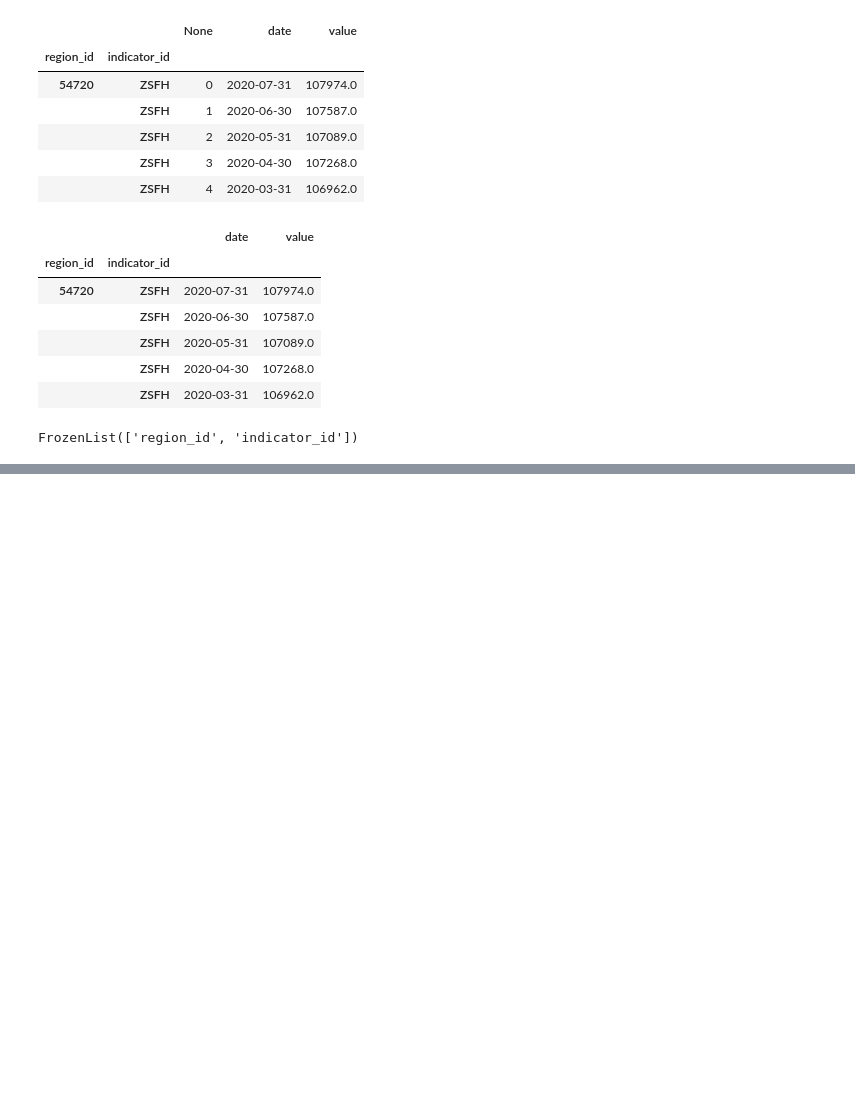
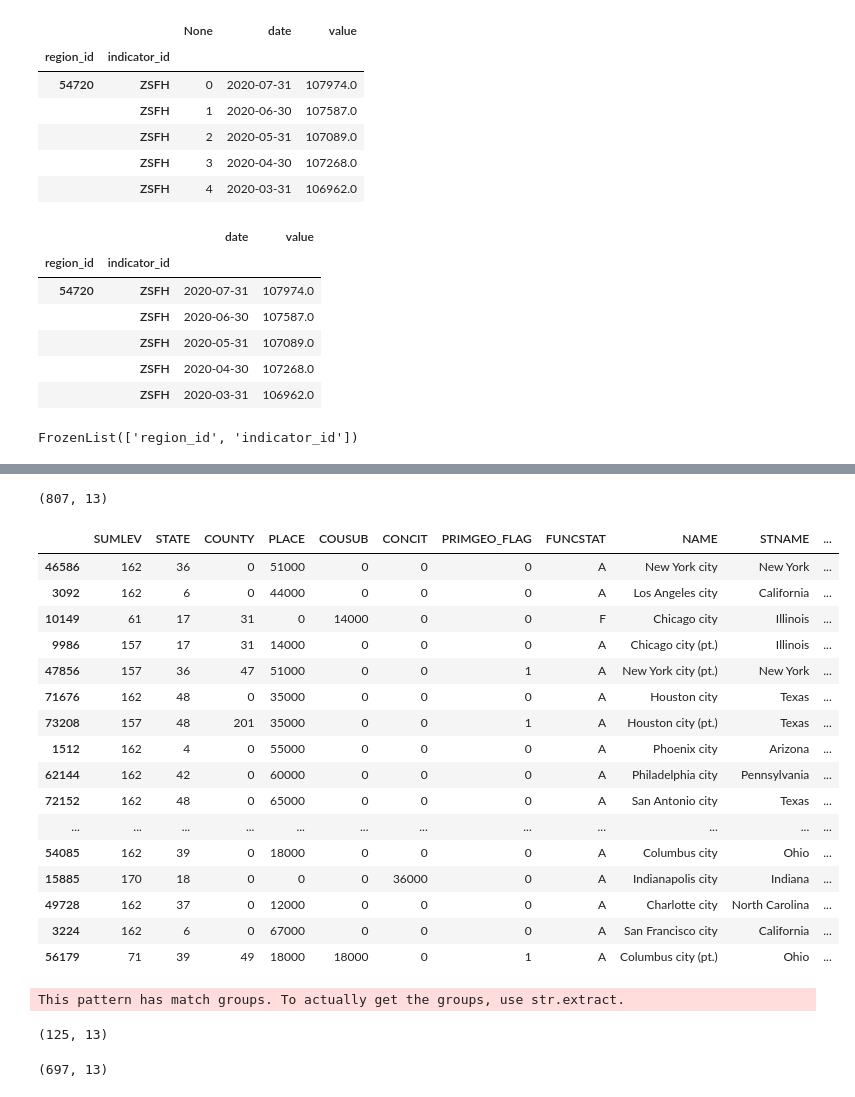
Before and after one commit to BloomTech-Labs/Labs26-Citrics-DS-TeamC, a Jupyter notebook: Real_Estate.ipynb, the cells around one changed output, grey strips where cells are left out. Drawn from its saved outputs; the diff is of its cells as text; code cells hidden in the pictures; blank space fills up the shorter version.

```diff
--- a/Real_Estate.ipynb
+++ b/Real_Estate.ipynb
@@ -899,0 +1042,3 @@ FrozenList(['region_id', 'indicator_id'])
+# %%
+pop = pop[pop['POPESTIMATE2019'] > 50000]
+pop.shape
@@ -899,0 +1056,3 @@ FrozenList(['region_id', 'indicator_id'])
+# %%
+pop = pop.sort_values(by='POPESTIMATE2019', ascending=False)
+pop.head()
@@ -899,0 +1088,5 @@ FrozenList(['region_id', 'indicator_id'])
+# %%
+for index, row in pop.iterrows():
+  if (row['NAME'] == row['STNAME']) & (row['NAME'] != 'District of Columbia'):
+    pop = pop.drop(index)
+pop.shape
@@ -899,0 +1116,3 @@ FrozenList(['region_id', 'indicator_id'])
+# %%
+pop = pop.drop_duplicates(subset=['NAME'])
+pop.shape
@@ -899,0 +1137,35 @@ FrozenList(['region_id', 'indicator_id'])
+# %%
+# City = pop[pop['NAME'].str.contains('City')]
+city = pop[pop['NAME'].str.contains('city')]
+print(city.shape)
+city.head(25)
+# %% [output]
+(807, 13)
+|  | SUMLEV | STATE | COUNTY | PLACE | COUSUB | CONCIT | PRIMGEO_FLAG | FUNCSTAT | NAME | STNAME | ... |
+| 46586 | 162 | 36 | 0 | 51000 | 0 | 0 | 0 | A | New York city | New York | ... |
+| 3092 | 162 | 6 | 0 | 44000 | 0 | 0 | 0 | A | Los Angeles city | California | ... |
+| 10149 | 61 | 17 | 31 | 0 | 14000 | 0 | 0 | F | Chicago city | Illinois | ... |
+| 9986 | 157 | 17 | 31 | 14000 | 0 | 0 | 0 | A | Chicago city (pt.) | Illinois | ... |
+| 47856 | 157 | 36 | 47 | 51000 | 0 | 0 | 1 | A | New York city (pt.) | New York | ... |
+| 71676 | 162 | 48 | 0 | 35000 | 0 | 0 | 0 | A | Houston city | Texas | ... |
+| 73208 | 157 | 48 | 201 | 35000 | 0 | 0 | 1 | A | Houston city (pt.) | Texas | ... |
+| 1512 | 162 | 4 | 0 | 55000 | 0 | 0 | 0 | A | Phoenix city | Arizona | ... |
+| 62144 | 162 | 42 | 0 | 60000 | 0 | 0 | 0 | A | Philadelphia city | Pennsylvania | ... |
+| 72152 | 162 | 48 | 0 | 65000 | 0 | 0 | 0 | A | San Antonio city | Texas | ... |
+| ... | ... | ... | ... | ... | ... | ... | ... | ... | ... | ... | ... |
+| 54085 | 162 | 39 | 0 | 18000 | 0 | 0 | 0 | A | Columbus city | Ohio | ... |
+| 15885 | 170 | 18 | 0 | 0 | 0 | 36000 | 0 | A | Indianapolis city | Indiana | ... |
+| 49728 | 162 | 37 | 0 | 12000 | 0 | 0 | 0 | A | Charlotte city | North Carolina | ... |
+| 3224 | 162 | 6 | 0 | 67000 | 0 | 0 | 0 | A | San Francisco city | California | ... |
+| 56179 | 71 | 39 | 49 | 18000 | 18000 | 0 | 1 | A | Columbus city (pt.) | Ohio | ... |
+# %%
+pt = pop[pop['NAME'].str.contains('(pt.)')]
+pt.shape
+# %% [output]
+This pattern has match groups. To actually get the groups, use str.extract.
+(125, 13)
+# %%
+temp = city[~city['NAME'].isin(pt['NAME'])]
+temp.shape
+# %% [output]
+(697, 13)
```
Also changed, not shown: parts of 44 cells of this notebook.
